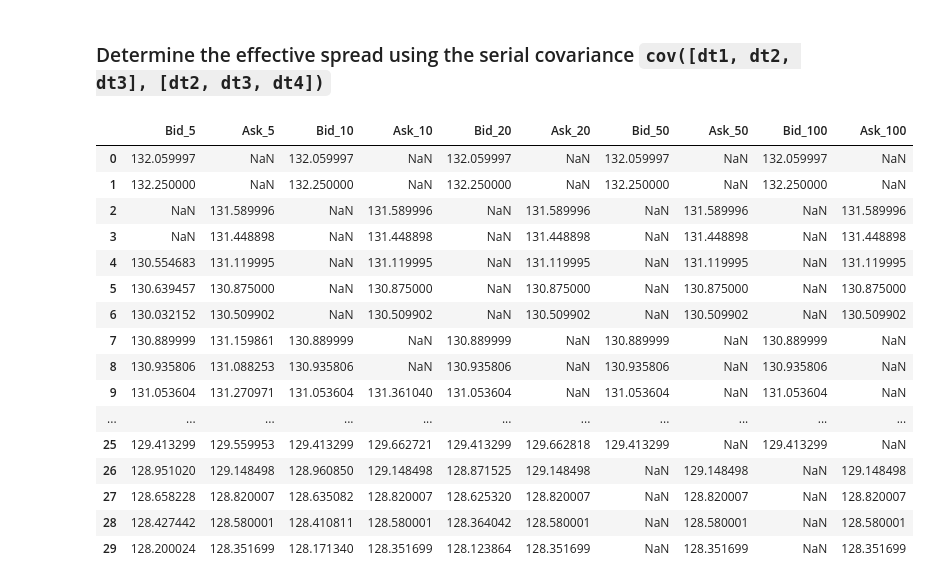
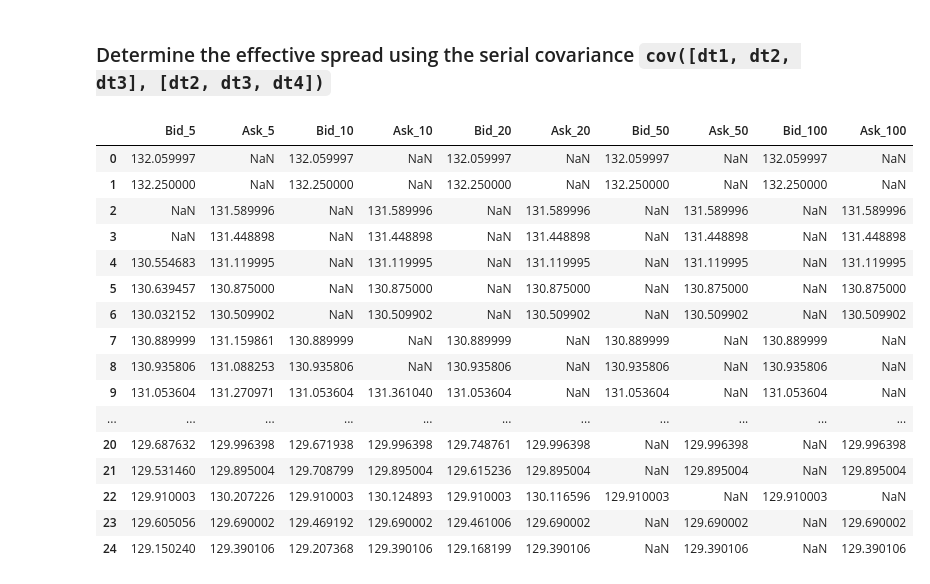
Before and after one commit to luisejdm/Microestructura_y_Sistemas_de_Trading, a Jupyter notebook: Tareas/Tarea01.ipynb, the cells around one changed output. Saved outputs shown, nothing was run; the diff lists cells and outputs as text; code cells hidden in the pictures.

```diff
--- a/Tareas/Tarea01.ipynb
+++ b/Tareas/Tarea01.ipynb
@@ -16,36 +17,36 @@ windows = [5, 10, 20, 50, 100]
 
 
 for window in windows:
     data[f'W_{window}'] = data['Diff'].rolling(window=window).cov(data['Diff_Shift'])
 
 for i in range(len(windows)):
     data[f'Spread_{windows[i]}'] = 2 * np.sqrt(np.abs(data[f'W_{windows[i]}']))
 
 
 bid_ask = pd.DataFrame()
 for i in range(len(windows)):
     bid_ask[f'Bid_{windows[i]}'] = np.where(data['Diff'] > 0,
                                             data['Close'],
                                             data['Close'] - data[f'Spread_{windows[i]}'])
     bid_ask[f'Ask_{windows[i]}'] = np.where(data['Diff'] > 0,
                                             data['Close'] + data[f'Spread_{windows[i]}'],
                                             data['Close'])
-bid_ask.head(30)
+bid_ask.head(25)
 # %% [output]
 |  | Bid_5 | Ask_5 | Bid_10 | Ask_10 | Bid_20 | Ask_20 | Bid_50 | Ask_50 | Bid_100 | Ask_100 |
 | 0 | 132.059997 | NaN | 132.059997 | NaN | 132.059997 | NaN | 132.059997 | NaN | 132.059997 | NaN |
 | 1 | 132.250000 | NaN | 132.250000 | NaN | 132.250000 | NaN | 132.250000 | NaN | 132.250000 | NaN |
 | 2 | NaN | 131.589996 | NaN | 131.589996 | NaN | 131.589996 | NaN | 131.589996 | NaN | 131.589996 |
 | 3 | NaN | 131.448898 | NaN | 131.448898 | NaN | 131.448898 | NaN | 131.448898 | NaN | 131.448898 |
 | 4 | 130.554683 | 131.119995 | NaN | 131.119995 | NaN | 131.119995 | NaN | 131.119995 | NaN | 131.119995 |
 | 5 | 130.639457 | 130.875000 | NaN | 130.875000 | NaN | 130.875000 | NaN | 130.875000 | NaN | 130.875000 |
 | 6 | 130.032152 | 130.509902 | NaN | 130.509902 | NaN | 130.509902 | NaN | 130.509902 | NaN | 130.509902 |
 | 7 | 130.889999 | 131.159861 | 130.889999 | NaN | 130.889999 | NaN | 130.889999 | NaN | 130.889999 | NaN |
 | 8 | 130.935806 | 131.088253 | 130.935806 | NaN | 130.935806 | NaN | 130.935806 | NaN | 130.935806 | NaN |
 | 9 | 131.053604 | 131.270971 | 131.053604 | 131.361040 | 131.053604 | NaN | 131.053604 | NaN | 131.053604 | NaN |
 | ... | ... | ... | ... | ... | ... | ... | ... | ... | ... | ... |
-| 25 | 129.413299 | 129.559953 | 129.413299 | 129.662721 | 129.413299 | 129.662818 | 129.413299 | NaN | 129.413299 | NaN |
-| 26 | 128.951020 | 129.148498 | 128.960850 | 129.148498 | 128.871525 | 129.148498 | NaN | 129.148498 | NaN | 129.148498 |
-| 27 | 128.658228 | 128.820007 | 128.635082 | 128.820007 | 128.625320 | 128.820007 | NaN | 128.820007 | NaN | 128.820007 |
-| 28 | 128.427442 | 128.580001 | 128.410811 | 128.580001 | 128.364042 | 128.580001 | NaN | 128.580001 | NaN | 128.580001 |
-| 29 | 128.200024 | 128.351699 | 128.171340 | 128.351699 | 128.123864 | 128.351699 | NaN | 128.351699 | NaN | 128.351699 |
+| 20 | 129.687632 | 129.996398 | 129.671938 | 129.996398 | 129.748761 | 129.996398 | NaN | 129.996398 | NaN | 129.996398 |
+| 21 | 129.531460 | 129.895004 | 129.708799 | 129.895004 | 129.615236 | 129.895004 | NaN | 129.895004 | NaN | 129.895004 |
+| 22 | 129.910003 | 130.207226 | 129.910003 | 130.124893 | 129.910003 | 130.116596 | 129.910003 | NaN | 129.910003 | NaN |
+| 23 | 129.605056 | 129.690002 | 129.469192 | 129.690002 | 129.461006 | 129.690002 | NaN | 129.690002 | NaN | 129.690002 |
+| 24 | 129.150240 | 129.390106 | 129.207368 | 129.390106 | 129.168199 | 129.390106 | NaN | 129.390106 | NaN | 129.390106 |
```
Also changed, not shown: parts of 2 cells of this notebook.
